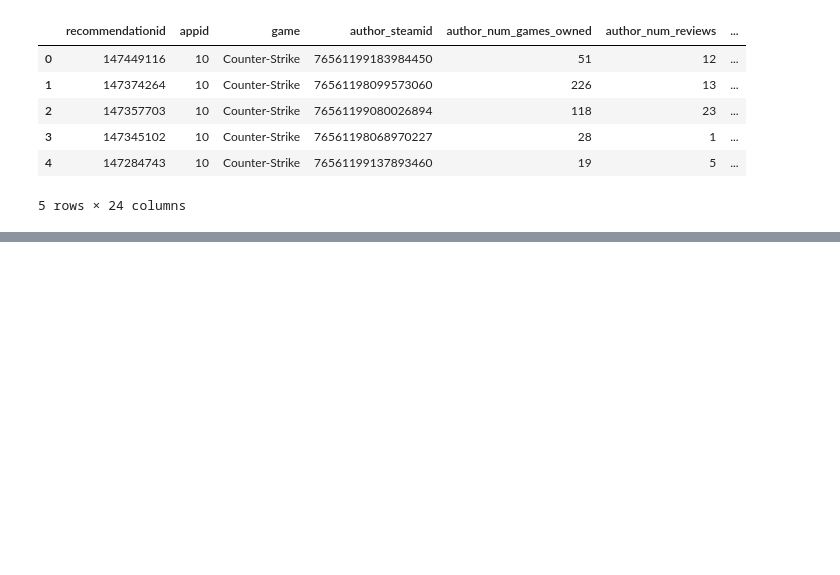
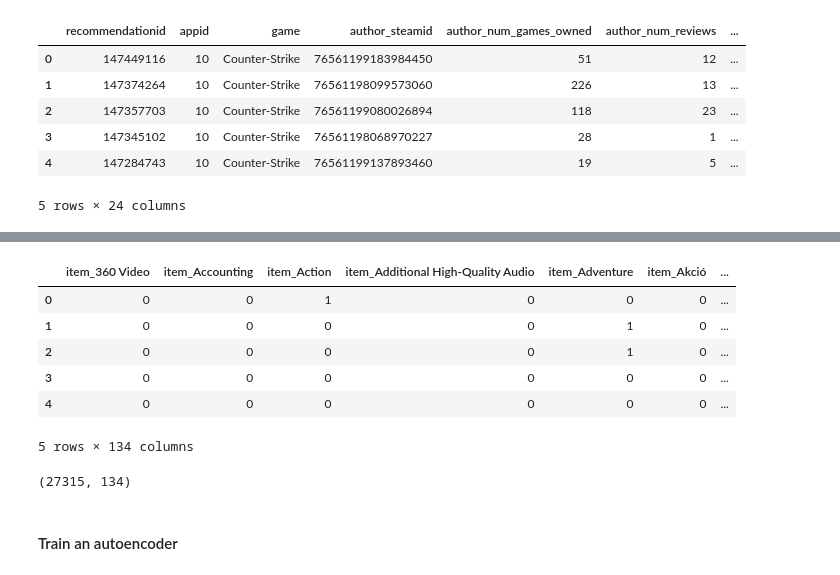
Before and after one commit to BluffSet7340/recomm_sys_project, a Jupyter notebook: taufiq/content_based_nn/autoencoder.ipynb, the cells around one changed output, grey strips where cells are left out. Cells and saved outputs as stored; diff of their text form; code cells hidden in the pictures; blank space fills up the shorter version.

Commit message:
autoencoder & twotower

```diff
--- a/taufiq/content_based_nn/autoencoder.ipynb
+++ b/taufiq/content_based_nn/autoencoder.ipynb
@@ -80,0 +118,21 @@ df
+# %%
+item_features = pd.concat([
+    # movie_features_data[['movieId']],
+    item_genre_dummies
+], axis=1)
+# %%
+item_features.head()
+# %% [output]
+|  | item_360 Video | item_Accounting | item_Action | item_Additional High-Quality Audio | item_Adventure | item_Akció | ... |
+| 0 | 0 | 0 | 1 | 0 | 0 | 0 | ... |
+| 1 | 0 | 0 | 0 | 0 | 1 | 0 | ... |
+| 2 | 0 | 0 | 0 | 0 | 1 | 0 | ... |
+| 3 | 0 | 0 | 0 | 0 | 0 | 0 | ... |
+| 4 | 0 | 0 | 0 | 0 | 0 | 0 | ... |
+5 rows × 134 columns
+# %%
+item_features.shape
+# %% [output]
+(27315, 134)
+# %% [markdown]
+#### Train an autoencoder
```
Also changed, not shown: parts of 59 cells of this notebook, 2 other files.
